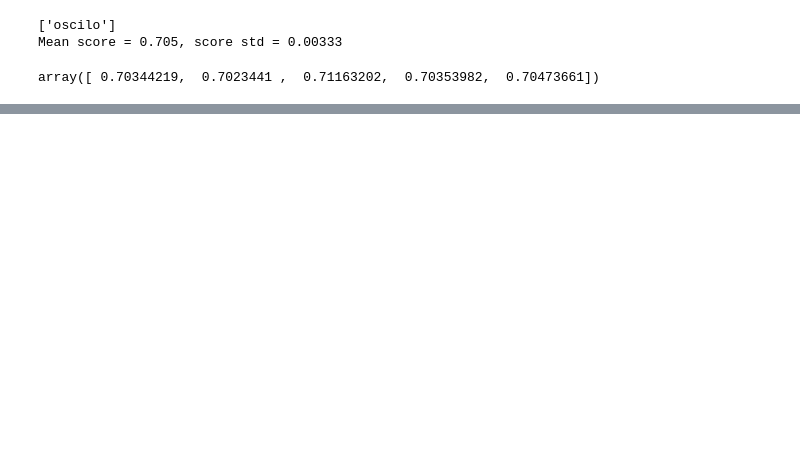
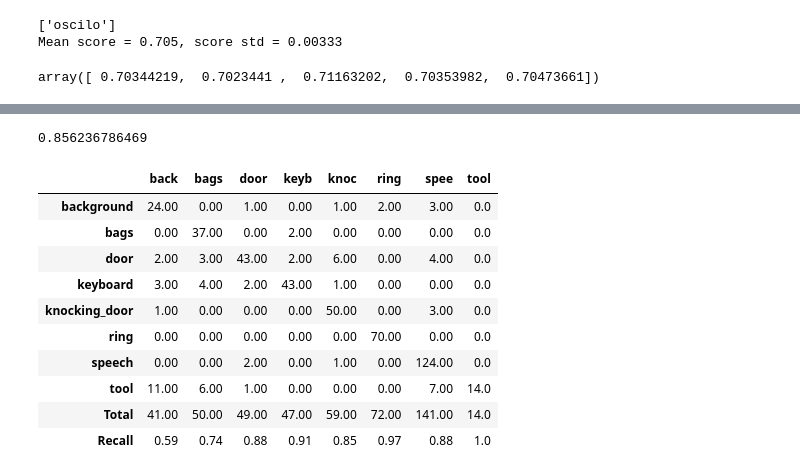
Before and after one commit to 2ndRei/STC, a Jupyter notebook: RnD.ipynb, the cells around one changed output, grey strips where cells are left out. Drawn from its saved outputs; the diff is of its cells as text; code cells hidden in the pictures; blank space fills up the shorter version.

Commit message:
add new approach to solve the STC problem

```diff
--- a/RnD.ipynb
+++ b/RnD.ipynb
@@ -563,0 +596,12 @@ df_result_open.to_csv('./result_open.txt', sep='\t', header=False, index=False,
+# %%
+import time
+
+for n_estimators in [50, 100, 250, 500]:
+    gb_pipe = Pipeline([('ovr', OneVsRestClassifier(GradientBoostingClassifier(n_estimators=n_estimators, max_depth=3,
+                                                                               random_state=17),
+                                                    n_jobs=-1))])
+    print('n_estimators =', n_estimators);
+    tic = time.time()
+    cross_val(gb_pipe, ['oscilo', 'spec'])
+    toc = time.time()
+    print(toc - tic)
@@ -563,0 +1259,57 @@ df_result_open.to_csv('./result_open.txt', sep='\t', header=False, index=False,
+# %%
+param_grid = np.linspace(0.0, 1.0, 11)
+hyper_params = {}
+for key, index in zip(['alpha', 'beta', 'gamma'], idx):
+    hyper_params[key] = param_grid[index]
+
+mode_list = ['oscilo', 'spec']
+X_train, y_train, X_test, y_test = get_data(mode_list)
+
+test_close_index = (df_test['Class'] != 'unknown').values
+
+scaler = StandardScaler()
+X_train_scaled = scaler.fit_transform(X_train)
+X_test_scaled = scaler.transform(X_test)
+
+#logit = LogisticRegression(C=5, penalty='l2', solver='lbfgs', multi_class='ovr', n_jobs=-1, random_state=17)
+#logit.fit(X_train_scaled, y_train)
+logit_proba = logit.predict_proba(X_test_scaled)
+
+#svc = SVC(C=10, kernel='rbf', gamma='auto', decision_function_shape='ovr', random_state=17, probability=True)
+#svc.fit(X_train_scaled, y_train)
+svc_proba = svc.predict_proba(X_test_scaled)
+
+#rfc = OneVsRestClassifier(RandomForestClassifier(n_estimators=250, random_state=17, n_jobs=-1), n_jobs=-1)
+#rfc.fit(X_train, y_train)
+rfc_proba = rfc.predict_proba(X_test)
+
+#gbc = OneVsRestClassifier(GradientBoostingClassifier(n_estimators=150, max_depth=3, random_state=17), n_jobs=-1)
+#gbc.fit(X_train, y_train)
+gbc_proba = gbc.predict_proba(X_test)
+
+ensemble_proba = hyper_params['gamma']*(hyper_params['beta']*(hyper_params['alpha']*logit_proba \
+                                                              + (1.0 - hyper_params['alpha'])*rfc_proba) \
+                                        + (1.0 - hyper_params['beta'])*gbc_proba) \
+                 + (1.0 - hyper_params['gamma'])*svc_proba
+
+ensemble_proba_predict = np.array([np.argmax(probas) for probas in ensemble_proba])
+
+print(accuracy_score(y_test[test_close_index], ensemble_proba_predict[test_close_index]))
+cfm_close = confusion_matrix(ensemble_proba_predict[test_close_index], y_test[test_close_index])
+pd.DataFrame(np.vstack((cfm_close, cfm_close.sum(axis=0),
+                        [round(cfm_close[i, i] / cfm_close.sum(axis=0)[i], ndigits=2) for i in range(cfm_close.shape[1])])),
+             index=list(d_class.keys())[:-1] + ['Total', 'Recall'],
+             columns=[str[:4] for str in list(d_class.keys())[:-1]])
+# %% [output]
+0.856236786469
+|  | back | bags | door | keyb | knoc | ring | spee | tool |
+| background | 24.00 | 0.00 | 1.00 | 0.00 | 1.00 | 2.00 | 3.00 | 0.0 |
+| bags | 0.00 | 37.00 | 0.00 | 2.00 | 0.00 | 0.00 | 0.00 | 0.0 |
+| door | 2.00 | 3.00 | 43.00 | 2.00 | 6.00 | 0.00 | 4.00 | 0.0 |
+| keyboard | 3.00 | 4.00 | 2.00 | 43.00 | 1.00 | 0.00 | 0.00 | 0.0 |
+| knocking_door | 1.00 | 0.00 | 0.00 | 0.00 | 50.00 | 0.00 | 3.00 | 0.0 |
+| ring | 0.00 | 0.00 | 0.00 | 0.00 | 0.00 | 70.00 | 0.00 | 0.0 |
+| speech | 0.00 | 0.00 | 2.00 | 0.00 | 1.00 | 0.00 | 124.00 | 0.0 |
+| tool | 11.00 | 6.00 | 1.00 | 0.00 | 0.00 | 0.00 | 7.00 | 14.0 |
+| Total | 41.00 | 50.00 | 49.00 | 47.00 | 59.00 | 72.00 | 141.00 | 14.0 |
+| Recall | 0.59 | 0.74 | 0.88 | 0.91 | 0.85 | 0.97 | 0.88 | 1.0 |
```
Also changed, not shown: parts of 62 cells of this notebook, 6 other files.
